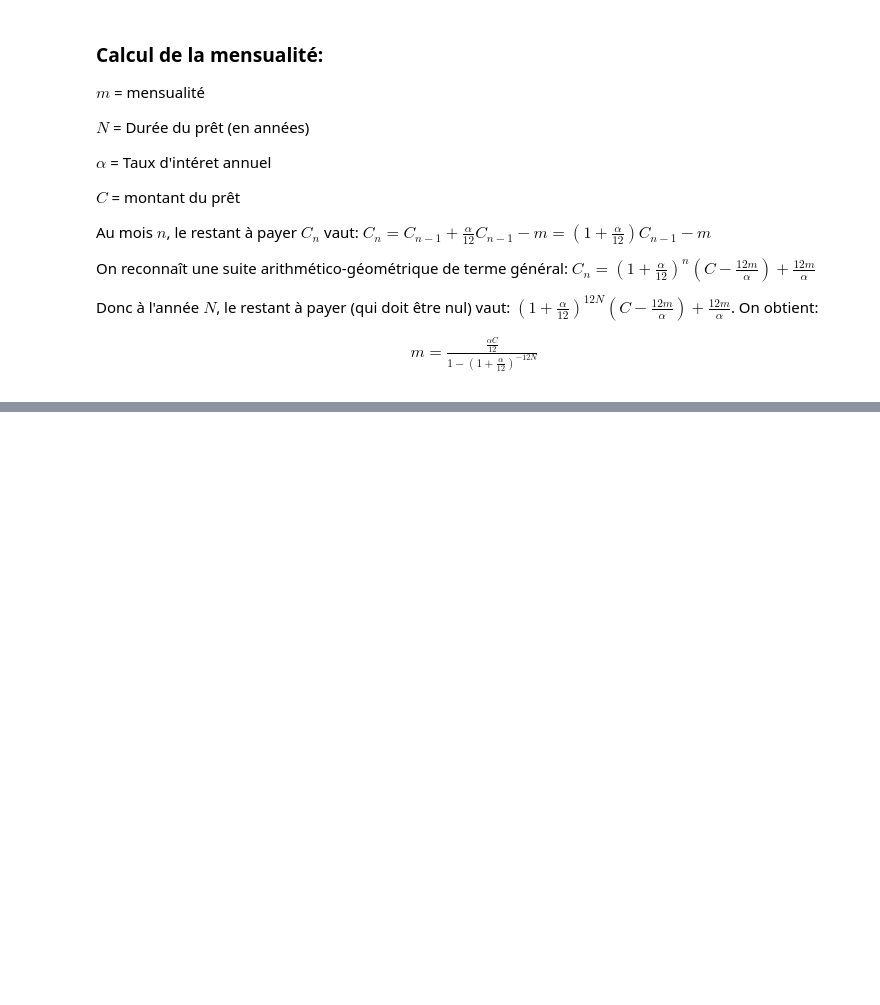
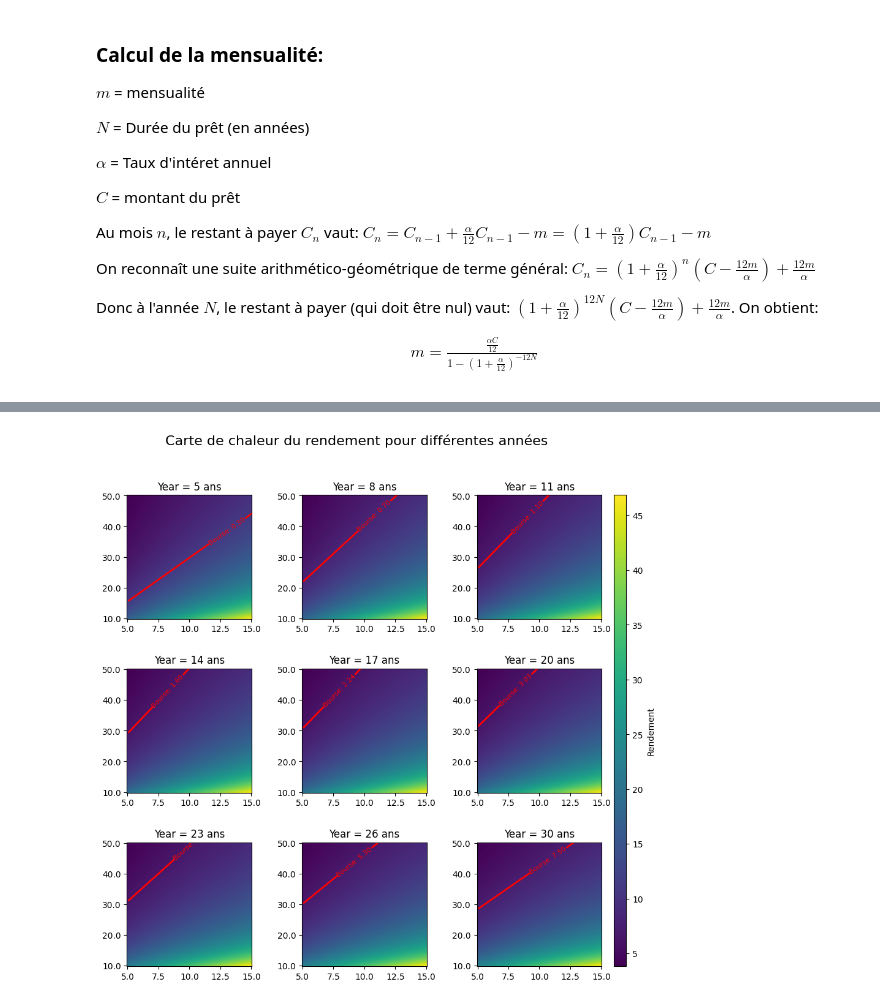
Before and after one commit to Legasp154/Achat_immobilier, a Jupyter notebook: Bourse vs. immobilier.ipynb, the cells around one changed output, grey strips where cells are left out. Saved outputs shown, nothing was run; the diff lists cells and outputs as text; code cells hidden in the pictures; blank space fills up the shorter version.

```diff
--- a/Bourse vs. immobilier.ipynb
+++ b/Bourse vs. immobilier.ipynb
@@ -90,0 +113,60 @@ mensualité = 264 €/mois
+# %%
+alpha = 3.2/100 # Taux du prêt
+N = 20 # Durée totale du prêt
+mu = 3/100 # Croissance de la valeur du bien immobilier
+fg = 8/100 # Coûts de gestion locative (en % du loyer)
+i = 12.8/100 # impôts sur le revenu
+year = 12
+
+beta = 8/100 # Performance de la bourse
+p = 17.2/100 # Prélèvements sociaux
+# %%
+list_rho = 1e-2 * np.linspace(5, 15, 100)
+list_taux_apport = 1e-2 * np.linspace(10, 50, 100)
+
+# Définir les valeurs de year pour les mosaïques
+years = np.linspace(5, 30, 9, dtype=int)  # 9 années entre 5 et 45
+
+# Initialisation de la figure avec 9 sous-graphiques (mosaïque 3x3)
+fig, axes = plt.subplots(3, 3, figsize=(10, 10))
+fig.suptitle('Carte de chaleur du rendement pour différentes années', fontsize=16)
+
+# Boucle pour chaque valeur de year
+for idx, year in enumerate(years):
+    # Matrice pour stocker les résultats pour une année donnée
+    matrice_resultats = np.zeros((len(list_taux_apport), len(list_rho)))
+
+    # Calcul pour chaque combinaison de taux_apport et rho
+    for idx_taux, taux_apport in enumerate(list_taux_apport):
+        for idx_rho, rho in enumerate(list_rho):
+            taux_apport, loyer, paiement_mens, valeur_bien, dette = rendement_2(taux_apport, rho/12, 12*year, fg, i, alpha, N, mu)
+            rendement = 1 / taux_apport * (loyer - paiement_mens + valeur_bien - dette) - 1
+            matrice_resultats[idx_taux, idx_rho] = rendement
+
+    # Sélectionner le sous-graphe correspondant
+    ax = axes[idx // 3, idx % 3]
+
+    # Afficher la heatmap
+    cax = ax.imshow(matrice_resultats, cmap='viridis', aspect='auto', origin='lower')
+
+    # Ajuster les labels des axes
+    ax.set_xticks(np.linspace(0, len(list_rho) - 1, 5))
+    ax.set_xticklabels([f"{rho:.1f}" for rho in np.linspace(5, 15, 5)])
+    ax.set_yticks(np.linspace(0, len(list_taux_apport) - 1, 5))
+    ax.set_yticklabels([f"{taux_apport:.1f}" for taux_apport in np.linspace(10, 50, 5)])
+
+    # Ajouter un titre pour chaque sous-graphe
+    ax.set_title(f'Year = {year} ans')
+
+    # Tracer le contour pour la valeur de la bourse
+    perf_bourse = ((1 + beta) ** year - 1) * (1 - p)
+    contour = ax.contour(matrice_resultats, levels=[perf_bourse], colors='red', linewidths=2, origin='lower')
+    ax.clabel(contour, fmt=lambda x: f'Bourse: {x:,.2f}', colors='red', fontsize=8)
+
+# Ajouter une barre de couleur partagée pour l'ensemble des sous-graphiques
+cbax = fig.add_axes([0.92, 0.11, 0.02, 0.77])  # [left, bottom, width, height]
+fig.colorbar(cax, cax=cbax, ax=axes, orientation='vertical', label='Rendement')
+plt.subplots_adjust(hspace=0.4, wspace=0.4)
+plt.show()
+# %% [output]
+[figure, added]
```
Also changed, not shown: parts of 6 cells of this notebook, 1 other file.
